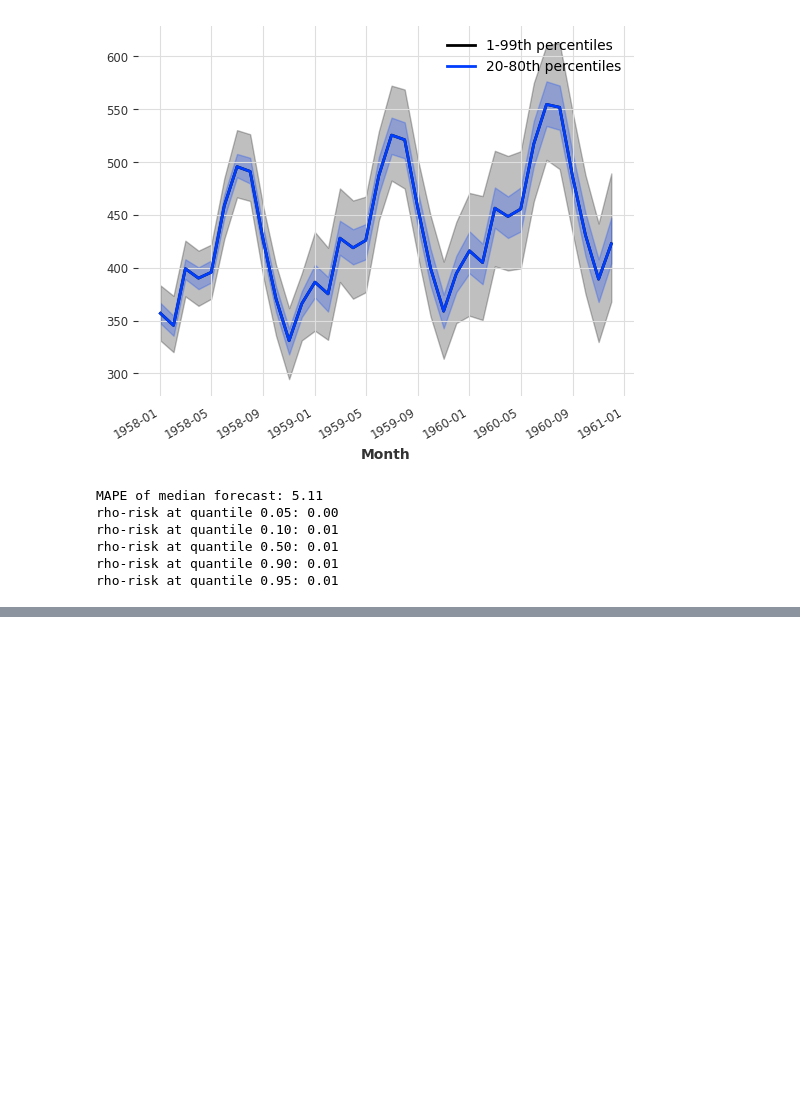
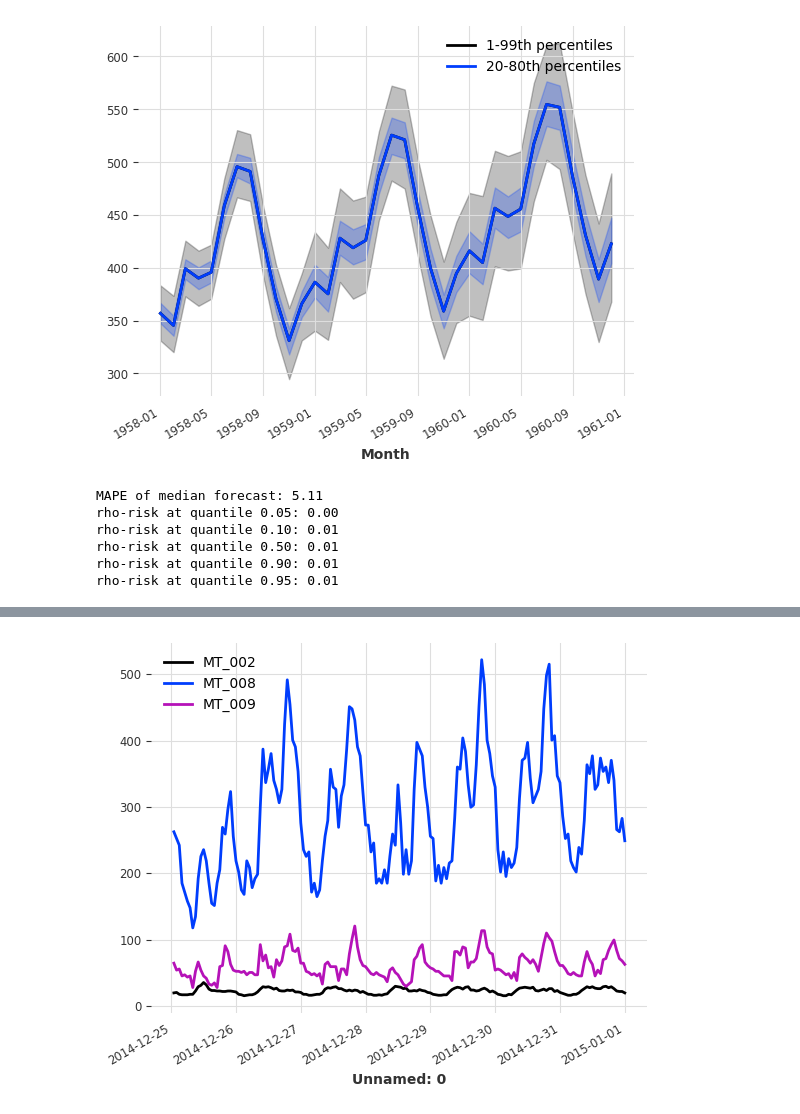
Before and after one commit to AlbertoBarbado/ml-tutorials, a Jupyter notebook: Forecasting/DARTS.ipynb, the cells around one changed output, grey strips where cells are left out. Saved outputs shown, nothing was run; the diff lists cells and outputs as text; code cells hidden in the pictures; blank space fills up the shorter version.

Commit message:
Added another multivariate example

```diff
--- a/Forecasting/DARTS.ipynb
+++ b/Forecasting/DARTS.ipynb
@@ -852,0 +866,3 @@ rho-risk at quantile 0.95: 0.01
+# %%
+# Load dataset
+multi_serie_elec = ElectricityDataset().load()
@@ -852,0 +889,13 @@ rho-risk at quantile 0.95: 0.01
+# %%
+# retaining only three components in different ranges
+retained_components = ["MT_002", "MT_008", "MT_009"]
+multi_serie_elec = multi_serie_elec[retained_components]
+# resampling the multivariate time serie
+multi_serie_elec = multi_serie_elec.resample(freq="1H")
+# keep the values for the last 5 days
+multi_serie_elec = multi_serie_elec[-168:]
+
+multi_serie_elec.plot()
+plt.show()
+# %% [output]
+[figure, added]
```
Also changed, not shown: parts of 7 cells of this notebook.
